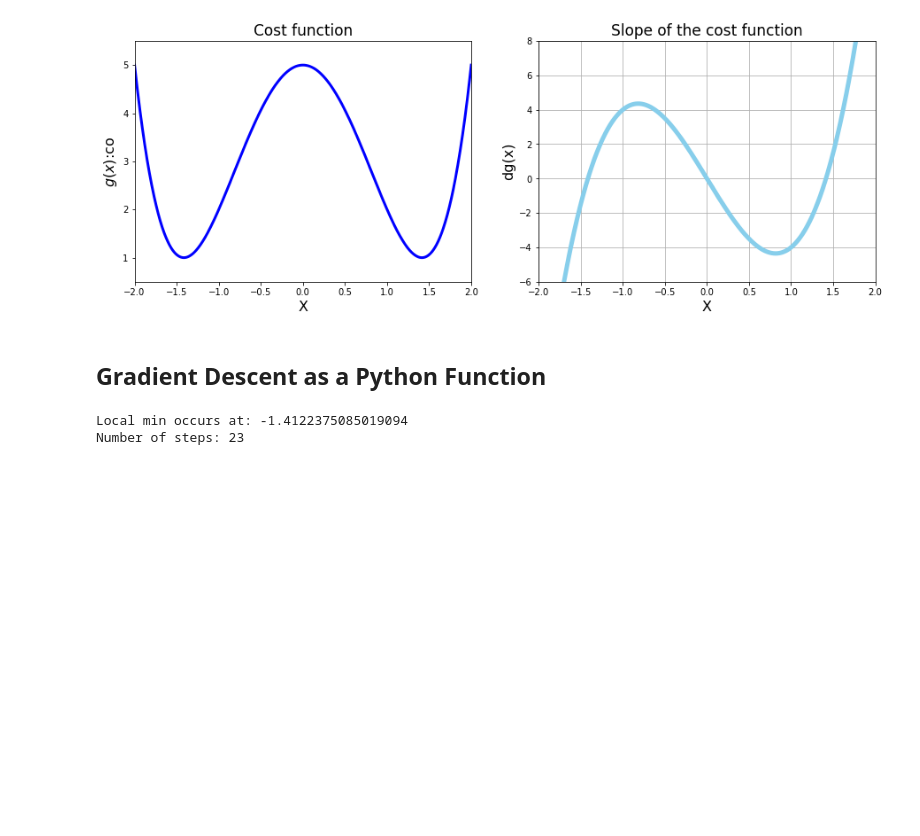
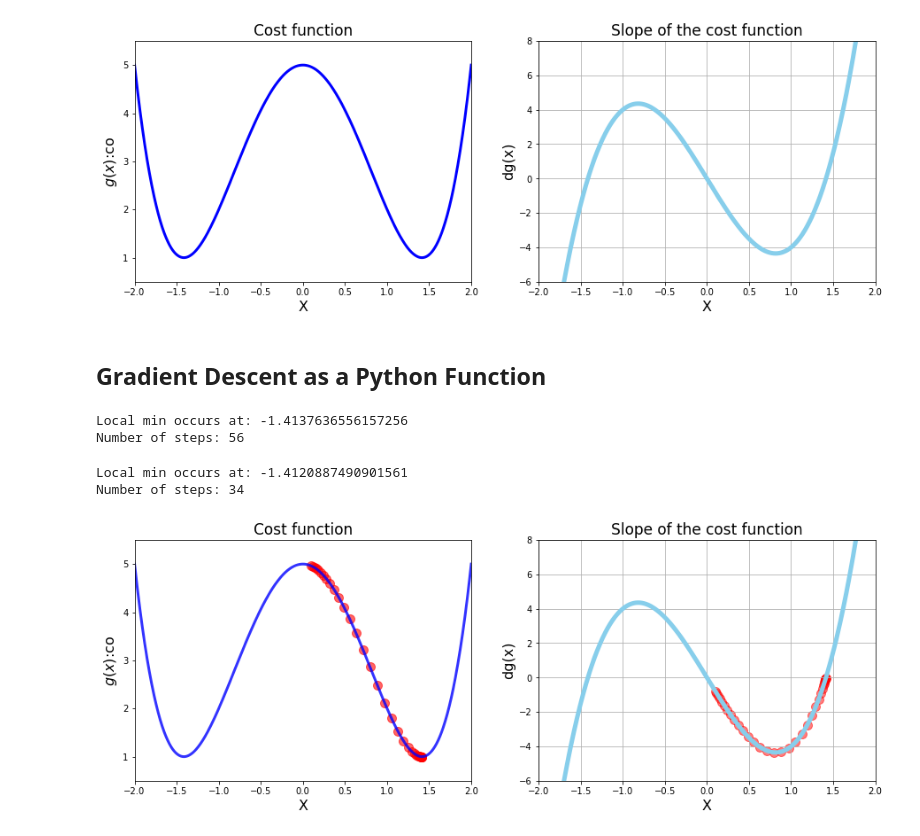
Before and after one commit to JafarSadikGhub/MLDataScienceUdemyPython, a Jupyter notebook: 03 Gradient Descent.ipynb, the cells around one changed output. Drawn from its saved outputs; the diff is of its cells as text; code cells hidden in the pictures; blank space fills up the shorter version.

```diff
--- a/03 Gradient Descent.ipynb
+++ b/03 Gradient Descent.ipynb
@@ -320,7 +320,7 @@ plt.show()
 # %% [markdown]
 ## Gradient Descent as a Python Function
 # %%
-def gradient_descent(derivative_func, initial_guess, multiplier, precision):
+def gradient_descent(derivative_func, initial_guess, multiplier=0.02, precision=0.001):
     #auto indent: ctrl + ] or cmd + ]
     new_x = initial_guess
     x_list = [new_x]
@@ -340,9 +340,49 @@ def gradient_descent(derivative_func, initial_guess, multiplier, precision):
 
     return new_x, x_list, slope_list
 # %%
-local_min, list_x, deriv_list = gradient_descent(derivative_func=dg, initial_guess=-0.5, multiplier=0.02, precision=0.001 )
+local_min, list_x, deriv_list = gradient_descent(derivative_func=dg, initial_guess=-0.5, multiplier=0.01, precision=0.0001 )
 print('Local min occurs at:', local_min)
 print('Number of steps:', len(list_x))
 # %% [output]
-Local min occurs at: -1.4122375085019094
-Number of steps: 23
+Local min occurs at: -1.4137636556157256
+Number of steps: 56
+# %%
+local_min, list_x, deriv_list = gradient_descent(derivative_func=dg, initial_guess=-0.1 )
+print('Local min occurs at:', local_min)
+print('Number of steps:', len(list_x))
+# %% [output]
+Local min occurs at: -1.4120887490901561
+Number of steps: 34
+# %%
+# Calling gradient descent function
+local_min, list_x, deriv_list = gradient_descent(derivative_func=dg, initial_guess= 0.1)
+# Plot function, derivative and scatter plot side by side
+
+plt.figure(figsize=[15, 5])
+
+# 1 Chart: Cost function
+plt.subplot(1, 2, 1)
+
+plt.xlim(-2, 2) #also plt.xlim([-3,3])
+plt.ylim(0.5, 5.5) #also plt.ylim([0,8])
+plt.title('Cost function', fontsize=17)
+plt.xlabel('X', fontsize=16)
+plt.ylabel('$g(x)$:co', fontsize=16)
+plt.plot(x_2, g(x_2), color='blue', linewidth=3, alpha=0.8)
+plt.scatter(list_x, g(np.array(list_x)), color='red', s=100, alpha=0.6)
+#2 Chart: Derivative
+plt.subplot(1,2,2)
+
+plt.title('Slope of the cost function', fontsize=17)
+plt.xlabel('X', fontsize=16)
+plt.ylabel('dg(x)', fontsize=16)
+plt.grid()
+plt.xlim(-2,2)
+plt.ylim(-6,8)
+
+plt.plot(x_2, dg(x_2), color='skyblue', linewidth=5)
+plt.scatter(list_x, deriv_list, color='red', s=100, alpha=0.5)
+
+plt.show()
+# %% [output]
+[figure, added]
```
